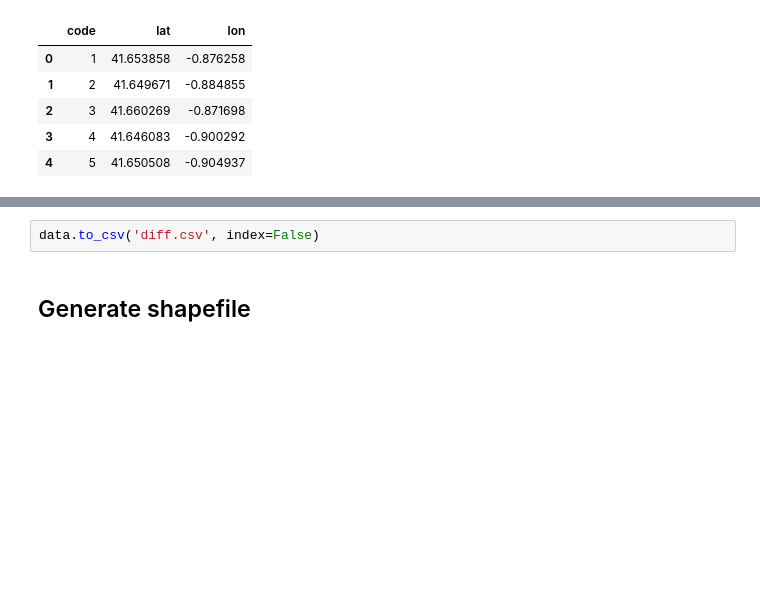
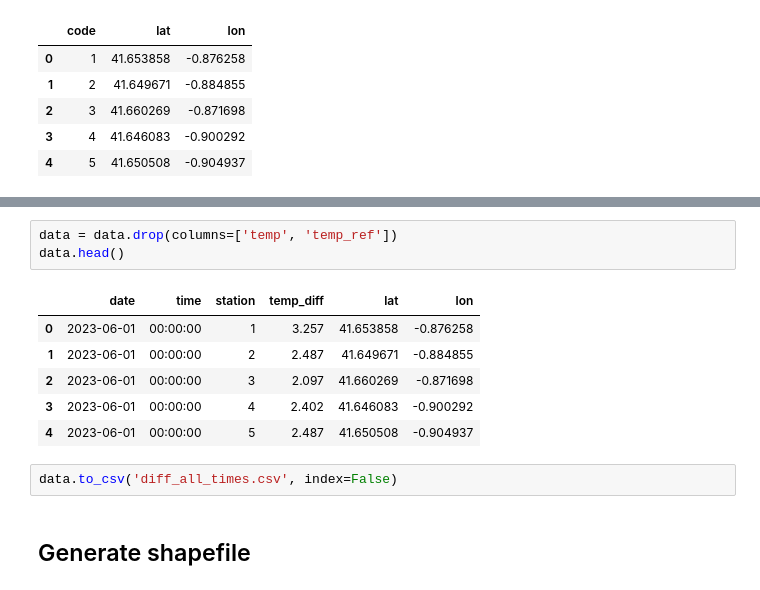
Before and after one commit to ayubero/uhi, a Jupyter notebook: zaragoza/bd_ayuntamiento/preprocessing.ipynb, the cells around one changed output, grey strips where cells are left out. Saved outputs shown, nothing was run; the diff lists cells and outputs as text; blank space fills up the shorter version.

```diff
--- a/zaragoza/bd_ayuntamiento/preprocessing.ipynb
+++ b/zaragoza/bd_ayuntamiento/preprocessing.ipynb
@@ -326,5 +322,15 @@ data.head()
+# %%
+data = data.drop(columns=['temp', 'temp_ref'])
+data.head()
+# %% [output]
+|  | date | time | station | temp_diff | lat | lon |
+| 0 | 2023-06-01 | 00:00:00 | 1 | 3.257 | 41.653858 | -0.876258 |
+| 1 | 2023-06-01 | 00:00:00 | 2 | 2.487 | 41.649671 | -0.884855 |
+| 2 | 2023-06-01 | 00:00:00 | 3 | 2.097 | 41.660269 | -0.871698 |
+| 3 | 2023-06-01 | 00:00:00 | 4 | 2.402 | 41.646083 | -0.900292 |
+| 4 | 2023-06-01 | 00:00:00 | 5 | 2.487 | 41.650508 | -0.904937 |
 # %%
-data.to_csv('diff.csv', index=False)
+data.to_csv('diff_all_times.csv', index=False)
 # %% [markdown]
 ## Generate shapefile
 # %%
```
Also changed, not shown: parts of 3 cells of this notebook, 7 other files.
